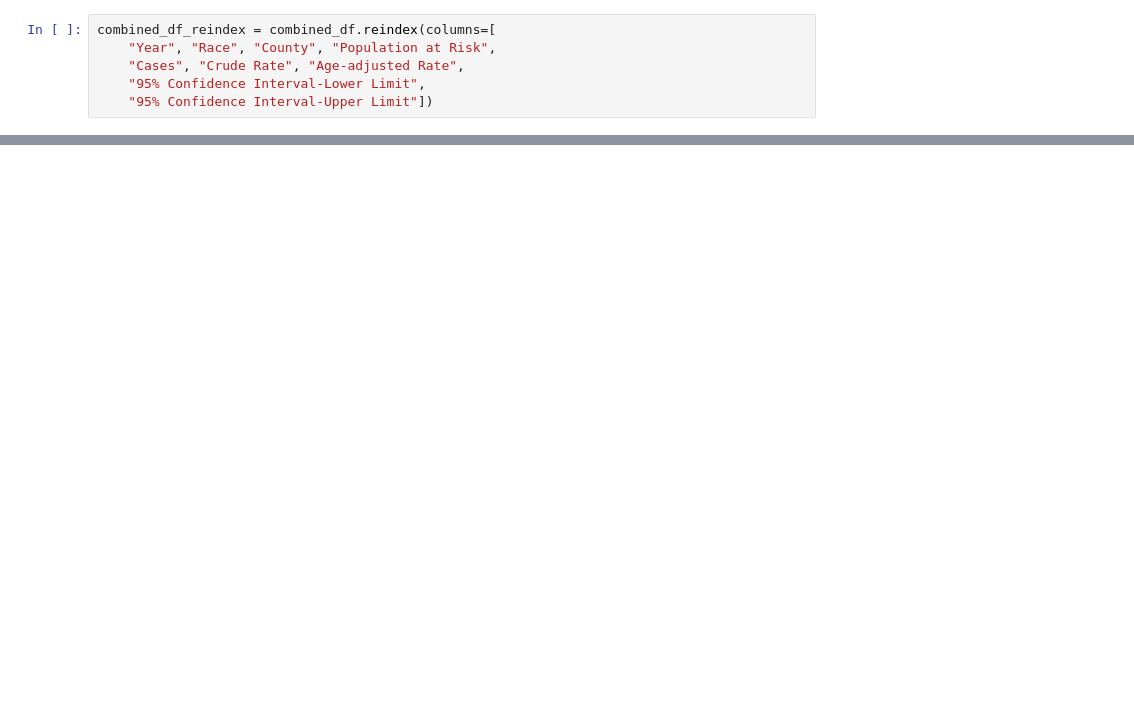
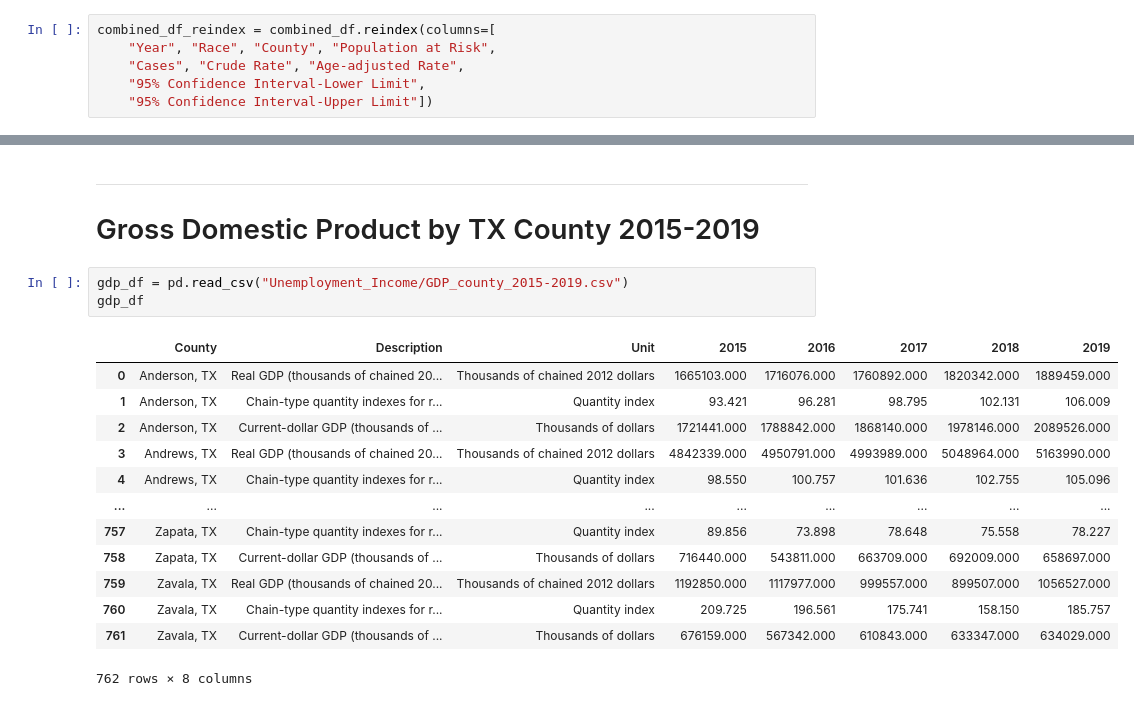
Before and after one commit to emilymees/Project-One, a Jupyter notebook: year_race_split.ipynb, the cells around one changed output, grey strips where cells are left out. Cells and saved outputs as stored; diff of their text form; blank space fills up the shorter version.

Commit message:
pushing current changes before plotting

```diff
--- a/year_race_split.ipynb
+++ b/year_race_split.ipynb
@@ -122,0 +179,21 @@ combined_df_reindex
+# %% [markdown]
+---
+
+# Gross Domestic Product by TX County 2015-2019
+# %%
+gdp_df = pd.read_csv("Unemployment_Income/GDP_county_2015-2019.csv")
+gdp_df
+# %% [output]
+|  | County | Description | Unit | 2015 | 2016 | 2017 | 2018 | 2019 |
+| 0 | Anderson, TX | Real GDP (thousands of chained 20... | Thousands of chained 2012 dollars | 1665103.000 | 1716076.000 | 1760892.000 | 1820342.000 | 1889459.000 |
+| 1 | Anderson, TX | Chain-type quantity indexes for r... | Quantity index | 93.421 | 96.281 | 98.795 | 102.131 | 106.009 |
+| 2 | Anderson, TX | Current-dollar GDP (thousands of ... | Thousands of dollars | 1721441.000 | 1788842.000 | 1868140.000 | 1978146.000 | 2089526.000 |
+| 3 | Andrews, TX | Real GDP (thousands of chained 20... | Thousands of chained 2012 dollars | 4842339.000 | 4950791.000 | 4993989.000 | 5048964.000 | 5163990.000 |
+| 4 | Andrews, TX | Chain-type quantity indexes for r... | Quantity index | 98.550 | 100.757 | 101.636 | 102.755 | 105.096 |
+| ... | ... | ... | ... | ... | ... | ... | ... | ... |
+| 757 | Zapata, TX | Chain-type quantity indexes for r... | Quantity index | 89.856 | 73.898 | 78.648 | 75.558 | 78.227 |
+| 758 | Zapata, TX | Current-dollar GDP (thousands of ... | Thousands of dollars | 716440.000 | 543811.000 | 663709.000 | 692009.000 | 658697.000 |
+| 759 | Zavala, TX | Real GDP (thousands of chained 20... | Thousands of chained 2012 dollars | 1192850.000 | 1117977.000 | 999557.000 | 899507.000 | 1056527.000 |
+| 760 | Zavala, TX | Chain-type quantity indexes for r... | Quantity index | 209.725 | 196.561 | 175.741 | 158.150 | 185.757 |
+| 761 | Zavala, TX | Current-dollar GDP (thousands of ... | Thousands of dollars | 676159.000 | 567342.000 | 610843.000 | 633347.000 | 634029.000 |
+762 rows × 8 columns
```
Also changed, not shown: parts of 7 cells of this notebook, 9 other files.
